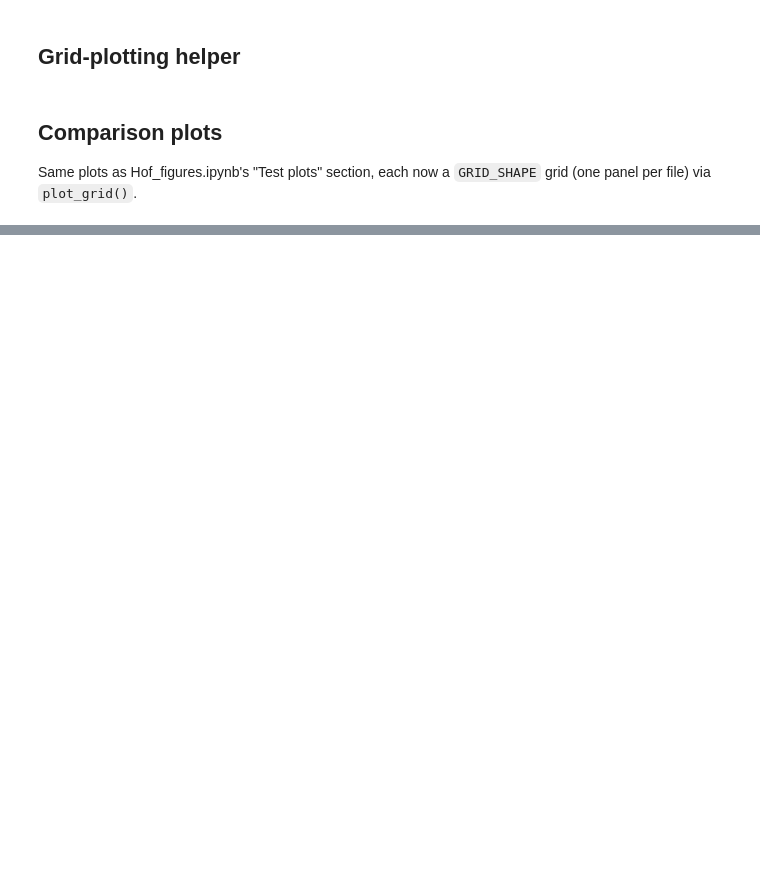
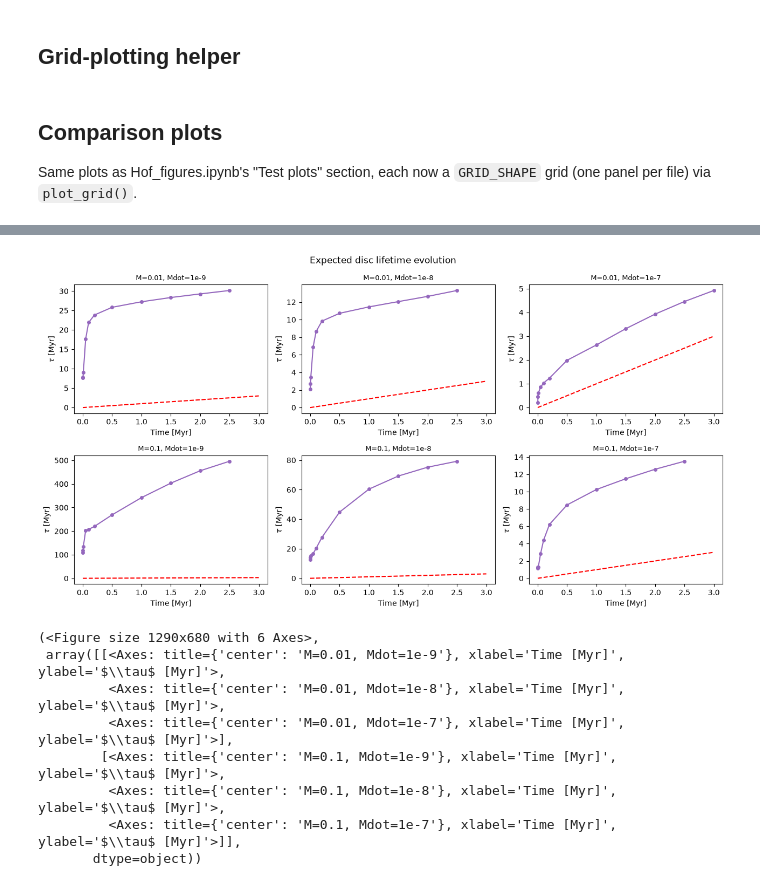
Before and after one commit to imontesd/DiscEvolution, a Jupyter notebook: example/StartHere/notebooks/Hof_figures_comparison.ipynb, the cells around one changed output, grey strips where cells are left out. Cells and saved outputs as stored; diff of their text form; code cells hidden in the pictures; blank space fills up the shorter version.

```diff
--- a/example/StartHere/notebooks/Hof_figures_comparison.ipynb
+++ b/example/StartHere/notebooks/Hof_figures_comparison.ipynb
@@ -810,14 +999,30 @@ plot_grid(_draw_radii_ratio, suptitle="CO-to-mass radius ratio")
 # %%
 # Expected disc lifetime evolution  (Hof_figures.ipynb cell "Plot that shows
 # time evolution of expected disc lifetime tau"). The red dashed y=x line
 # marks where tau equals the elapsed time itself.
+#
+# x-axis is res["tau_t_snap"] -- t_snap_mask for a normal (psi != 0) run, or
+# the FULL t_snap grid for a pure-viscous (psi == 0) run (see
+# compute_observables()'s is_pure_viscous branch, ported from
+# Hof_figures.ipynb's psi==0 handling in its "tau" cell); tau/tau_Myr are
+# already paired 1:1 with tau_t_snap in both cases, so no branching is needed here.
 def _draw_tau(ax, res):
-    ax.plot(res["t_snap_mask"], res["tau_Myr"], "o-", ms=4, color="C4")
-    ax.plot(res["t_snap_mask"], res["t_snap_mask"], "--", color="red")
+    ax.plot(res["tau_t_snap"], res["tau_Myr"], "o-", ms=4, color="C4")
+    ax.plot(res["tau_t_snap"], res["tau_t_snap"], "--", color="red")
     ax.set_ylabel(r"$\tau$ [Myr]")
     ax.set_xlabel("Time [Myr]")
 
 plot_grid(_draw_tau, suptitle="Expected disc lifetime evolution")
+# %% [output]
+[figure, added]
+(<Figure size 1290x680 with 6 Axes>,
+ array([[<Axes: title={'center': 'M=0.01, Mdot=1e-9'}, xlabel='Time [Myr]', ylabel='$\\tau$ [Myr]'>,
+         <Axes: title={'center': 'M=0.01, Mdot=1e-8'}, xlabel='Time [Myr]', ylabel='$\\tau$ [Myr]'>,
+         <Axes: title={'center': 'M=0.01, Mdot=1e-7'}, xlabel='Time [Myr]', ylabel='$\\tau$ [Myr]'>],
+        [<Axes: title={'center': 'M=0.1, Mdot=1e-9'}, xlabel='Time [Myr]', ylabel='$\\tau$ [Myr]'>,
+         <Axes: title={'center': 'M=0.1, Mdot=1e-8'}, xlabel='Time [Myr]', ylabel='$\\tau$ [Myr]'>,
+         <Axes: title={'center': 'M=0.1, Mdot=1e-7'}, xlabel='Time [Myr]', ylabel='$\\tau$ [Myr]'>]],
+       dtype=object))
 # %%
 # Total surface density profile evolution  (Hof_figures.ipynb "Balogh et al.
 # 2026"-style cell, Figure 1). Same color per panel, opacity ramps from faint
```
Also changed, not shown: parts of 19 cells of this notebook, 2 other files.
